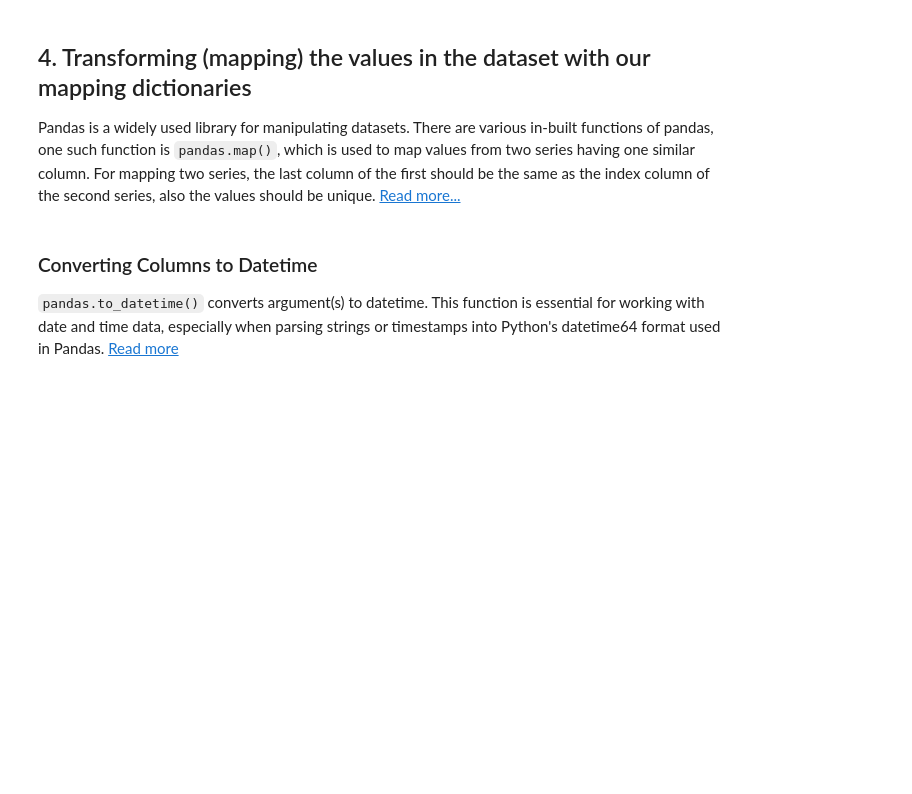
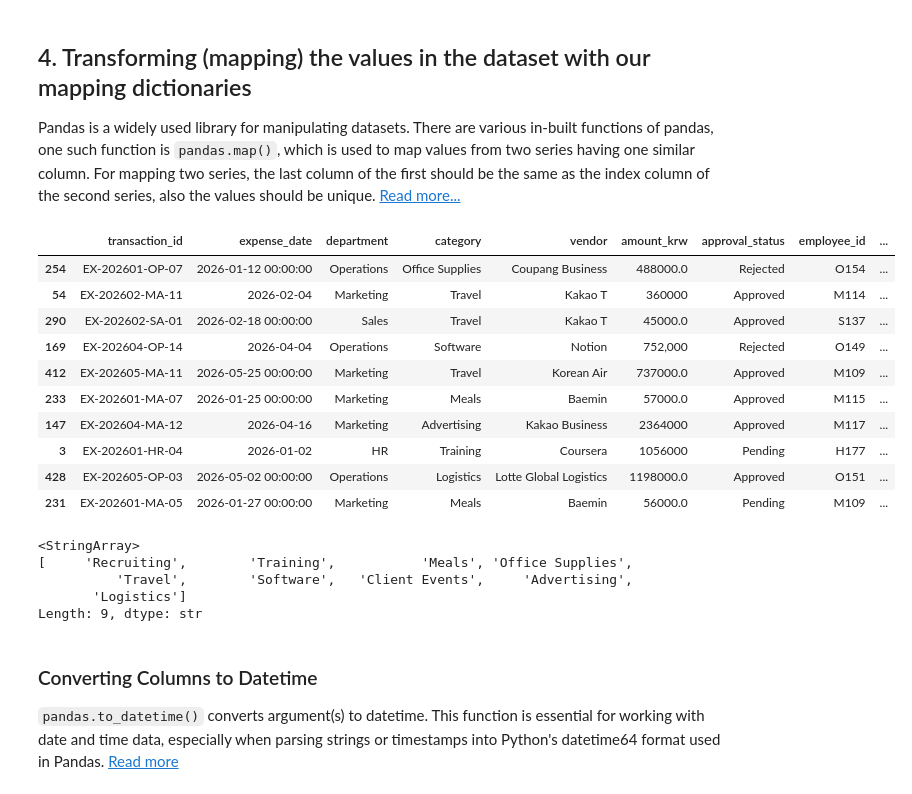
Before and after one commit to gmseong/BAM5103, a Jupyter notebook: session4_exercise.ipynb, the cells around one changed output. Saved outputs shown, nothing was run; the diff lists cells and outputs as text; code cells hidden in the pictures; blank space fills up the shorter version.

```diff
--- a/session4_exercise.ipynb
+++ b/session4_exercise.ipynb
@@ -265,6 +279,31 @@ Pandas `DataFrame.sample()` function is used to select randomly rows or columns
 https://github.com/pimatskku/BAM5103/blob/main/value_mappings.txt
 # %%
 ## Paste value mappings from https://github.com/pimatskku/BAM5103/blob/main/value_mappings.txt below
+
+department_mapping = {
+    "Marketing": "Marketing", "MKT": "Marketing", "마케팅": "Marketing",
+    "Sales": "Sales", "SLS": "Sales", "영업": "Sales",
+    "Operations": "Operations", "OPS": "Operations", "운영": "Operations",
+    "HR": "HR", "People": "HR", "인사": "HR",
+}
+
+category_mapping = {
+    "Advertising": "Advertising", "Ads": "Advertising", "광고비": "Advertising",
+    "Software": "Software", "SaaS": "Software", "소프트웨어": "Software",
+    "Travel": "Travel", "Business Travel": "Travel", "출장비": "Travel",
+    "Meals": "Meals", "Food": "Meals", "식비": "Meals",
+    "Client Events": "Client Events", "Events": "Client Events", "고객행사": "Client Events",
+    "Office Supplies": "Office Supplies", "Supplies": "Office Supplies", "사무용품": "Office Supplies",
+    "Logistics": "Logistics", "Delivery": "Logistics", "물류비": "Logistics",
+    "Training": "Training", "L&D": "Training", "교육비": "Training",
+    "Recruiting": "Recruiting", "Hiring": "Recruiting", "채용비": "Recruiting",
+}
+
+status_mapping = {
+    "Approved": "Approved", "Y": "Approved", "승인": "Approved",
+    "Pending": "Pending", "Review": "Pending", "검토중": "Pending",
+    "Rejected": "Rejected", "N": "Rejected", "반려": "Rejected",
+}
 # %% [markdown]
 ## 4. Transforming (mapping) the values in the dataset with our mapping dictionaries
 
@@ -279,8 +318,27 @@ transformed_df['category'] = transformed_df['category'].map(category_mapping)
 transformed_df['approval_status'] = transformed_df['approval_status'].map(status_mapping)
 # %%
 ## Let's check the first few rows of the transformed dataframe to ensure the mappings were applied correctly
+transformed_df.sample(10)
+# %% [output]
+|  | transaction_id | expense_date | department | category | vendor | amount_krw | approval_status | employee_id | ... |
+| 254 | EX-202601-OP-07 | 2026-01-12 00:00:00 | Operations | Office Supplies | Coupang Business | 488000.0 | Rejected | O154 | ... |
+| 54 | EX-202602-MA-11 | 2026-02-04 | Marketing | Travel | Kakao T | 360000 | Approved | M114 | ... |
+| 290 | EX-202602-SA-01 | 2026-02-18 00:00:00 | Sales | Travel | Kakao T | 45000.0 | Approved | S137 | ... |
+| 169 | EX-202604-OP-14 | 2026-04-04 | Operations | Software | Notion | 752,000 | Rejected | O149 | ... |
+| 412 | EX-202605-MA-11 | 2026-05-25 00:00:00 | Marketing | Travel | Korean Air | 737000.0 | Approved | M109 | ... |
+| 233 | EX-202601-MA-07 | 2026-01-25 00:00:00 | Marketing | Meals | Baemin | 57000.0 | Approved | M115 | ... |
+| 147 | EX-202604-MA-12 | 2026-04-16 | Marketing | Advertising | Kakao Business | 2364000 | Approved | M117 | ... |
+| 3 | EX-202601-HR-04 | 2026-01-02 | HR | Training | Coursera | 1056000 | Pending | H177 | ... |
+| 428 | EX-202605-OP-03 | 2026-05-02 00:00:00 | Operations | Logistics | Lotte Global Logistics | 1198000.0 | Approved | O151 | ... |
+| 231 | EX-202601-MA-05 | 2026-01-27 00:00:00 | Marketing | Meals | Baemin | 56000.0 | Pending | M109 | ... |
 # %%
 transformed_df['category'].unique()
+# %% [output]
+<StringArray>
+[     'Recruiting',        'Training',           'Meals', 'Office Supplies',
+          'Travel',        'Software',   'Client Events',     'Advertising',
+       'Logistics']
+Length: 9, dtype: str
 # %%
 ## Export to Excel to have a easier view of the data
 # %%
```
Also changed, not shown: parts of 1 cell of this notebook.
